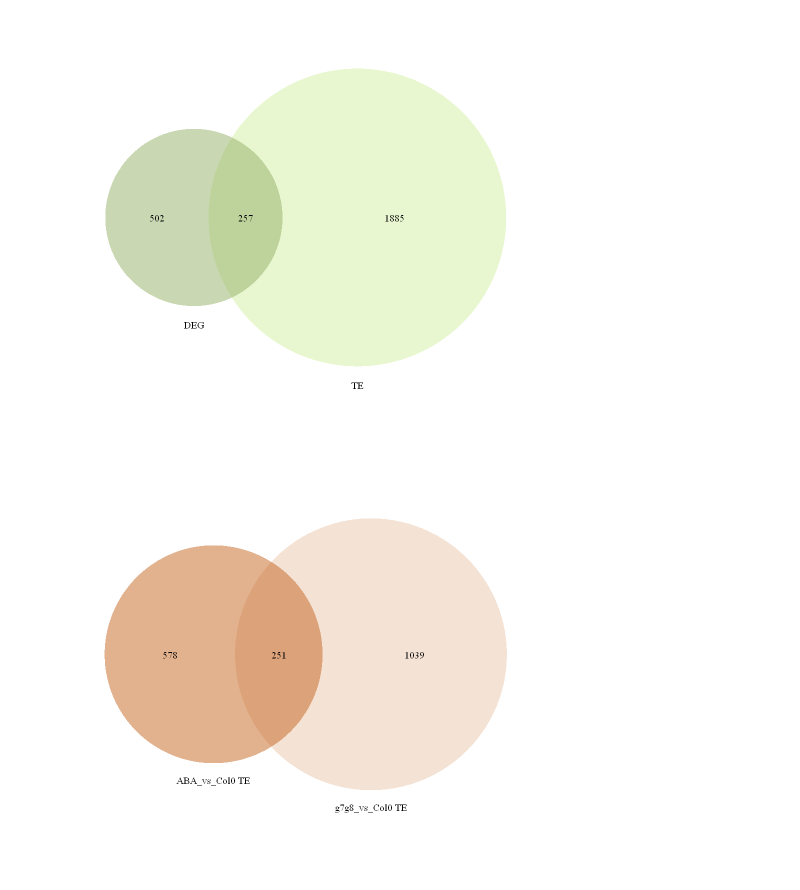
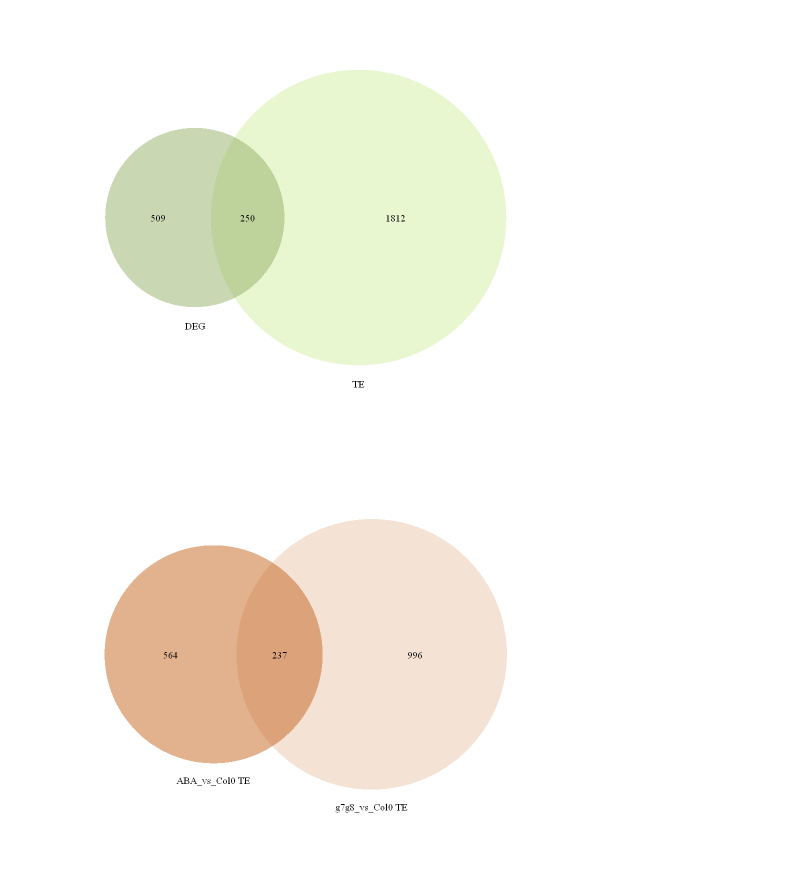
Before and after one commit to yulab2021/GRP7-mediate-translational-regulation, a Jupyter notebook: script/figure_5.ipynb, the cells around one changed output. Drawn from its saved outputs; the diff is of its cells as text; code cells hidden in the pictures.

```diff
--- a/script/figure_5.ipynb
+++ b/script/figure_5.ipynb
@@ -103,7 +103,7 @@ library(VennDiagram)
 mock_g7g8vsCol0 = read.csv("data/RNA.rawcount.txt.Mock-g7g8_vs_Mock-Col0.DESeq2.txt",header=T,sep="\t",row.names=1)
 Mock_Col0_g7g8_DEG = subset(mock_g7g8vsCol0,padj<0.05)
 
-mock_g7g8vsCol0 = read.csv("data/mock.xtail.g7g8_vs_col0.txt",header=T,sep="\t",row.names=1)
+mock_g7g8vsCol0 = read.csv("data/xtail_Mock_g7g8_vs_Mock_Col.txt",header=T,sep="\t",row.names=1)
 Mock_Col0_g7g8_TE = subset(mock_g7g8vsCol0,pvalue.adjust<0.05)
 
 common= intersect(rownames(Mock_Col0_g7g8_DEG),rownames(Mock_Col0_g7g8_TE))
@@ -117,29 +117,29 @@ venn.plot <- draw.pairwise.venn(nrow(Mock_Col0_g7g8_DEG),nrow(Mock_Col0_g7g8_TE)
 # %%
 # Supplementary Fig. 5d
 
 library(VennDiagram)
 
-Col0_ABAvsMock = read.csv("data/col0.xtail.aba_vs_mock.txt",header=T,sep="\t",row.names=1)
-mock_g7g8vsCol0 = read.csv("data/mock.xtail.g7g8_vs_col0.txt",header=T,sep="\t",row.names=1)
+Col0_ABAvsMock = read.csv("data/xtail_ABA_Col_vs_Mock_Col.txt",header=T,sep="\t",row.names=1)
+mock_g7g8vsCol0 = read.csv("data/xtail_Mock_g7g8_vs_Mock_Col.txt",header=T,sep="\t",row.names=1)
 
 
 Col0_ABAvsMock_sig = subset(Col0_ABAvsMock,pvalue.adjust<0.05)
 Col0_ABAvsMock_sig_down = subset(Col0_ABAvsMock_sig,log2FC_TE_final<0)
 Col0_ABAvsMock_sig_up = subset(Col0_ABAvsMock_sig,log2FC_TE_final>0)
 
 mock_g7g8vsCol0_sig = subset(mock_g7g8vsCol0,pvalue.adjust<0.05)
 mock_g7g8vsCol0_sig_down = subset(mock_g7g8vsCol0_sig,log2FC_TE_final<0)
 mock_g7g8vsCol0_sig_up = subset(mock_g7g8vsCol0_sig,log2FC_TE_final>0)
 
 common= intersect(rownames(Col0_ABAvsMock_sig_down),rownames(mock_g7g8vsCol0_sig_down))
 
 #pdf("ABA_vs_Col0 TE_g7g8_vs_Col0_TE_Venn.pdf", width=5.5/2.54, height=5.5/2.54)#,family = "Arial",pointsize = 8)#,paper = "a4")
 par(mar= c(0,0,0,0)+0.1,mgp = c(1,0.8,0),las=1,lwd=1)#ps = 16,cex = 1, cex.main = 1,)
 venn.plot <- draw.pairwise.venn(nrow(Col0_ABAvsMock_sig_down),nrow(mock_g7g8vsCol0_sig_down),length(common),category = c("ABA_vs_Col0 TE", "g7g8_vs_Col0 TE"),cat.pos = c(0,0),fill = c("#C4641F", "#E9C4A9"),lty = "blank",rotation.degree = 180,cex = 1,
 cat.cex = 1);
 #dev.off()
 # %% [output]
-[figure, old version]
+[figure, new version]
 # %%
 # Supplementary Fig. 5e
 
```
Also changed, not shown: parts of 5 cells of this notebook, 38 other files.
